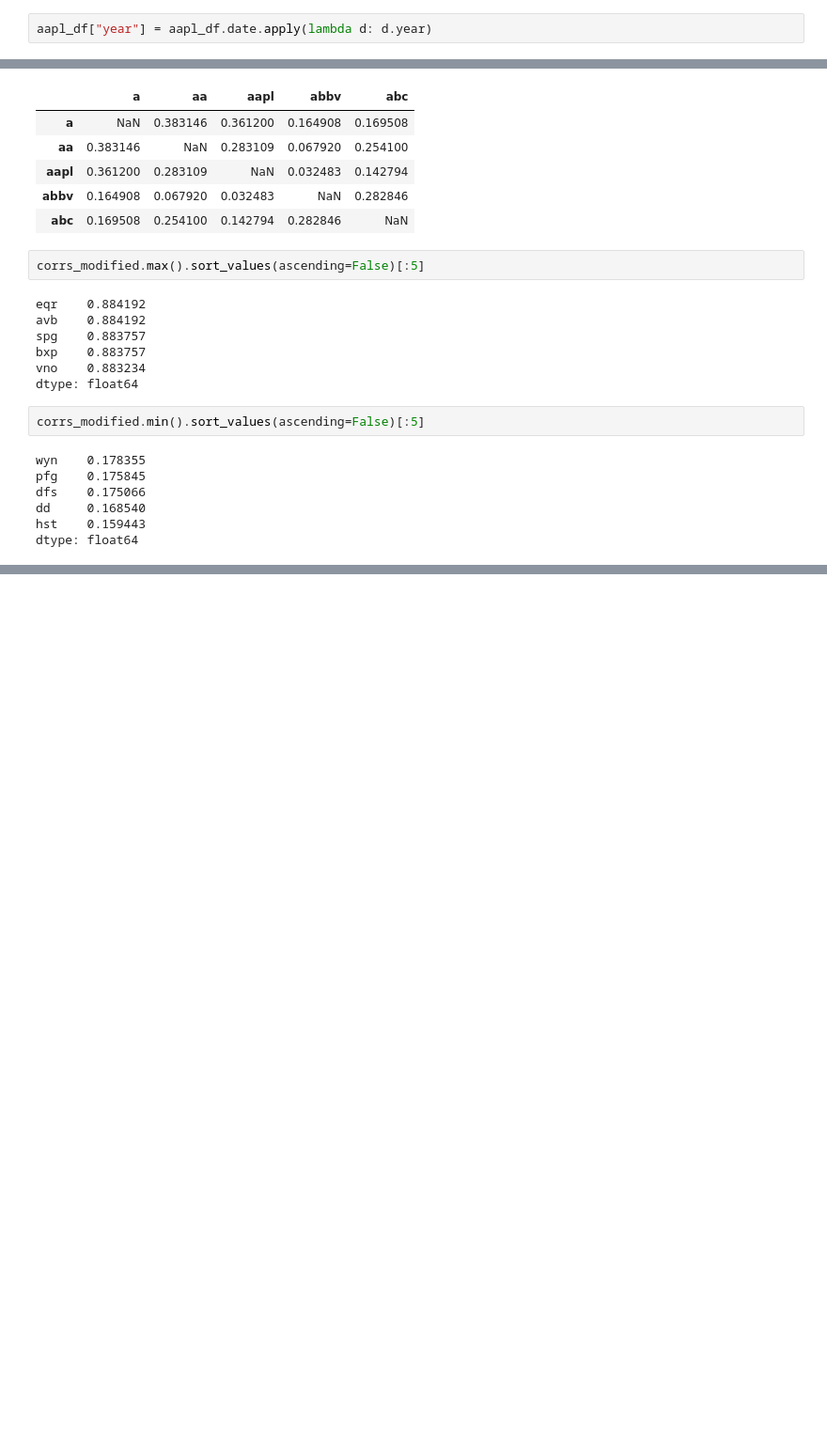
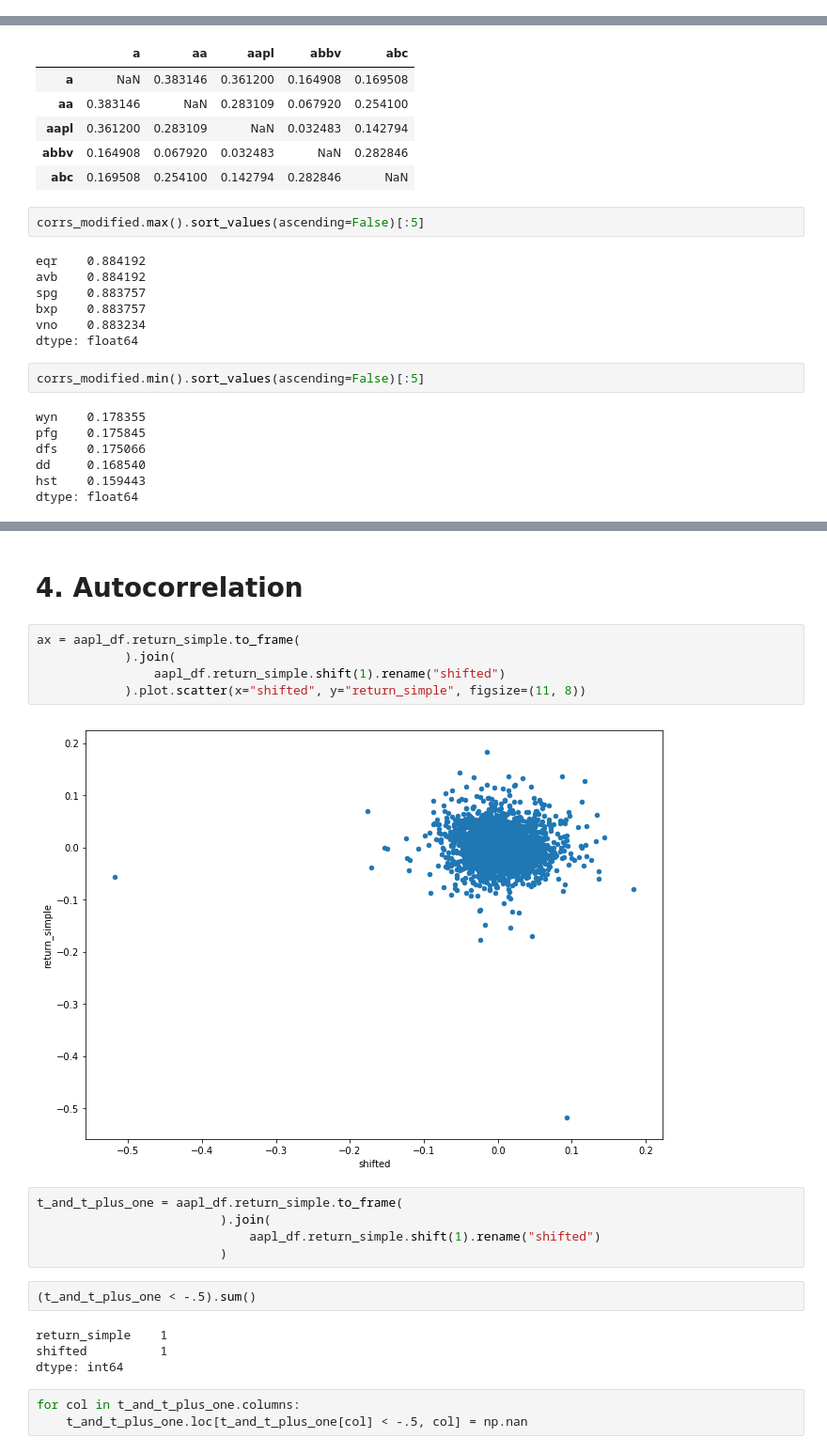
Before and after one commit to lermana/python_fundamentals, a Jupyter notebook: time_series_analysis_answers.ipynb, the cells around one changed output, grey strips where cells are left out. Shown at 94% size. Cells and saved outputs as stored; diff of their text form; blank space fills up the shorter version.

```diff
--- a/time_series_analysis_answers.ipynb
+++ b/time_series_analysis_answers.ipynb
@@ -436,2 +409,0 @@ Perform a similar analysis to above, but instead of calculating the average (and
-# %%
-aapl_df["year"] = aapl_df.date.apply(lambda d: d.year)
@@ -606,0 +614,23 @@ Additionally, find
+# %% [markdown]
+# 4. Autocorrelation
+# %%
+ax = aapl_df.return_simple.to_frame(
+            ).join(
+                aapl_df.return_simple.shift(1).rename("shifted")
+            ).plot.scatter(x="shifted", y="return_simple", figsize=(11, 8))
+# %% [output]
+[figure, added]
+# %%
+t_and_t_plus_one = aapl_df.return_simple.to_frame(
+                         ).join(
+                             aapl_df.return_simple.shift(1).rename("shifted")
+                         )
+# %%
+(t_and_t_plus_one < -.5).sum()
+# %% [output]
+return_simple    1
+shifted          1
+dtype: int64
+# %%
+for col in t_and_t_plus_one.columns:
+    t_and_t_plus_one.loc[t_and_t_plus_one[col] < -.5, col] = np.nan
```
Also changed, not shown: parts of 78 cells of this notebook.
